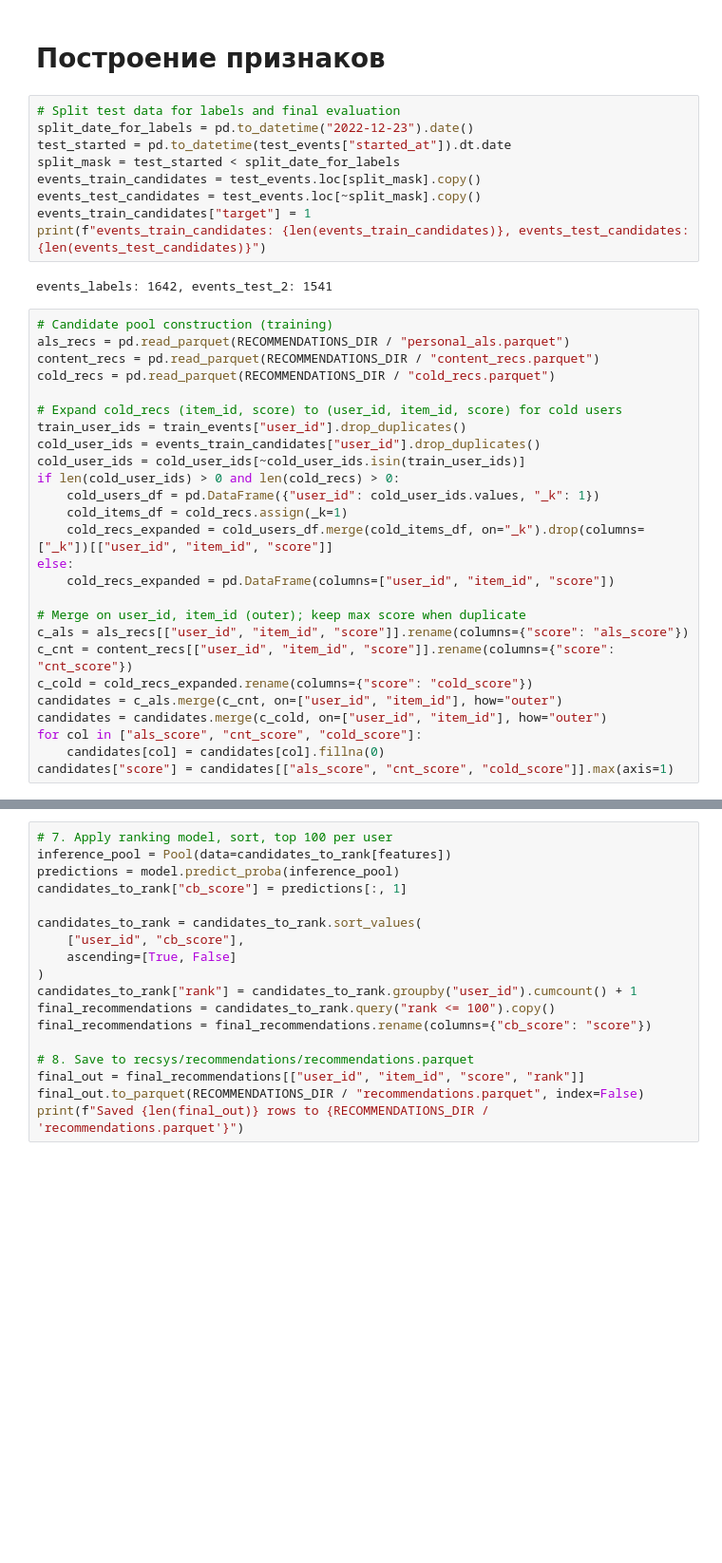
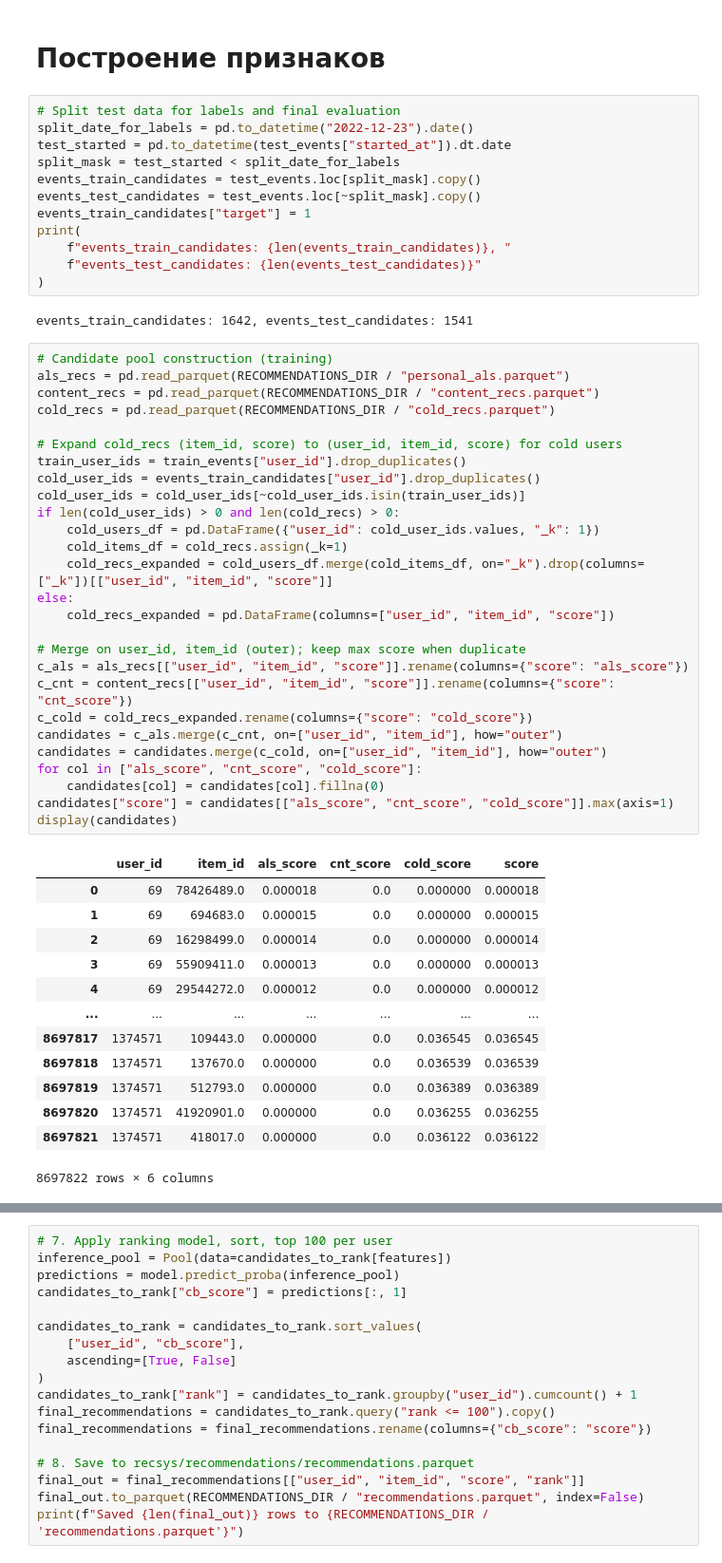
Before and after one commit to alex-feygin/mle-recsys-project, a Jupyter notebook: recommendations_filled.ipynb, the cells around one changed output, grey strips where cells are left out. Shown at 95% size. Saved outputs shown, nothing was run; the diff lists cells and outputs as text; blank space fills up the shorter version.

```diff
--- a/recommendations_filled.ipynb
+++ b/recommendations_filled.ipynb
@@ -983,33 +983,51 @@ split_mask = test_started < split_date_for_labels
 events_train_candidates = test_events.loc[split_mask].copy()
 events_test_candidates = test_events.loc[~split_mask].copy()
 events_train_candidates["target"] = 1
-print(f"events_train_candidates: {len(events_train_candidates)}, events_test_candidates: {len(events_test_candidates)}")
+print(
+    f"events_train_candidates: {len(events_train_candidates)}, "
+    f"events_test_candidates: {len(events_test_candidates)}"
+)
 # %% [output]
-events_labels: 1642, events_test_2: 1541
+events_train_candidates: 1642, events_test_candidates: 1541
 # %%
 # Candidate pool construction (training)
 als_recs = pd.read_parquet(RECOMMENDATIONS_DIR / "personal_als.parquet")
 content_recs = pd.read_parquet(RECOMMENDATIONS_DIR / "content_recs.parquet")
 cold_recs = pd.read_parquet(RECOMMENDATIONS_DIR / "cold_recs.parquet")
 
 # Expand cold_recs (item_id, score) to (user_id, item_id, score) for cold users
 train_user_ids = train_events["user_id"].drop_duplicates()
 cold_user_ids = events_train_candidates["user_id"].drop_duplicates()
 cold_user_ids = cold_user_ids[~cold_user_ids.isin(train_user_ids)]
 if len(cold_user_ids) > 0 and len(cold_recs) > 0:
     cold_users_df = pd.DataFrame({"user_id": cold_user_ids.values, "_k": 1})
     cold_items_df = cold_recs.assign(_k=1)
     cold_recs_expanded = cold_users_df.merge(cold_items_df, on="_k").drop(columns=["_k"])[["user_id", "item_id", "score"]]
 else:
     cold_recs_expanded = pd.DataFrame(columns=["user_id", "item_id", "score"])
 
 # Merge on user_id, item_id (outer); keep max score when duplicate
 c_als = als_recs[["user_id", "item_id", "score"]].rename(columns={"score": "als_score"})
 c_cnt = content_recs[["user_id", "item_id", "score"]].rename(columns={"score": "cnt_score"})
 c_cold = cold_recs_expanded.rename(columns={"score": "cold_score"})
 candidates = c_als.merge(c_cnt, on=["user_id", "item_id"], how="outer")
 candidates = candidates.merge(c_cold, on=["user_id", "item_id"], how="outer")
 for col in ["als_score", "cnt_score", "cold_score"]:
     candidates[col] = candidates[col].fillna(0)
 candidates["score"] = candidates[["als_score", "cnt_score", "cold_score"]].max(axis=1)
+display(candidates)
+# %% [output]
+|  | user_id | item_id | als_score | cnt_score | cold_score | score |
+| 0 | 69 | 78426489.0 | 0.000018 | 0.0 | 0.000000 | 0.000018 |
+| 1 | 69 | 694683.0 | 0.000015 | 0.0 | 0.000000 | 0.000015 |
+| 2 | 69 | 16298499.0 | 0.000014 | 0.0 | 0.000000 | 0.000014 |
+| 3 | 69 | 55909411.0 | 0.000013 | 0.0 | 0.000000 | 0.000013 |
+| 4 | 69 | 29544272.0 | 0.000012 | 0.0 | 0.000000 | 0.000012 |
+| ... | ... | ... | ... | ... | ... | ... |
+| 8697817 | 1374571 | 109443.0 | 0.000000 | 0.0 | 0.036545 | 0.036545 |
+| 8697818 | 1374571 | 137670.0 | 0.000000 | 0.0 | 0.036539 | 0.036539 |
+| 8697819 | 1374571 | 512793.0 | 0.000000 | 0.0 | 0.036389 | 0.036389 |
+| 8697820 | 1374571 | 41920901.0 | 0.000000 | 0.0 | 0.036255 | 0.036255 |
+| 8697821 | 1374571 | 418017.0 | 0.000000 | 0.0 | 0.036122 | 0.036122 |
+8697822 rows × 6 columns
 # %%
```
Also changed, not shown: parts of 7 cells of this notebook.
